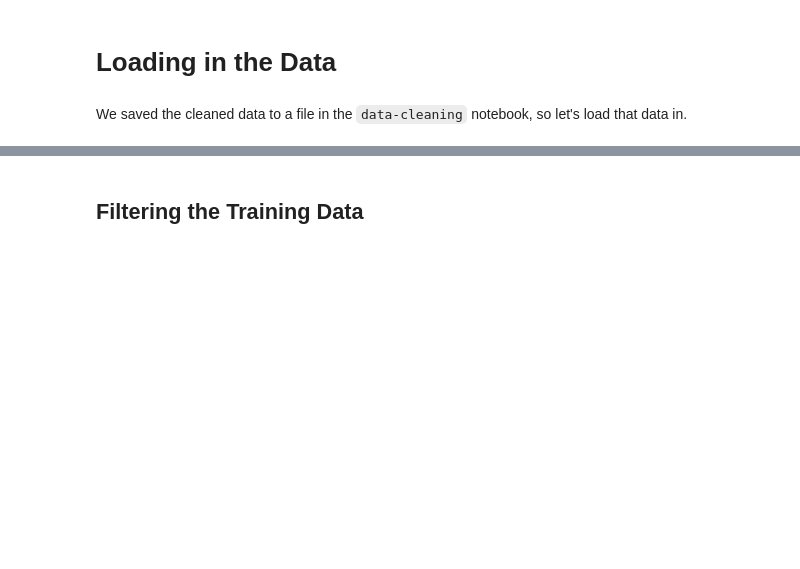
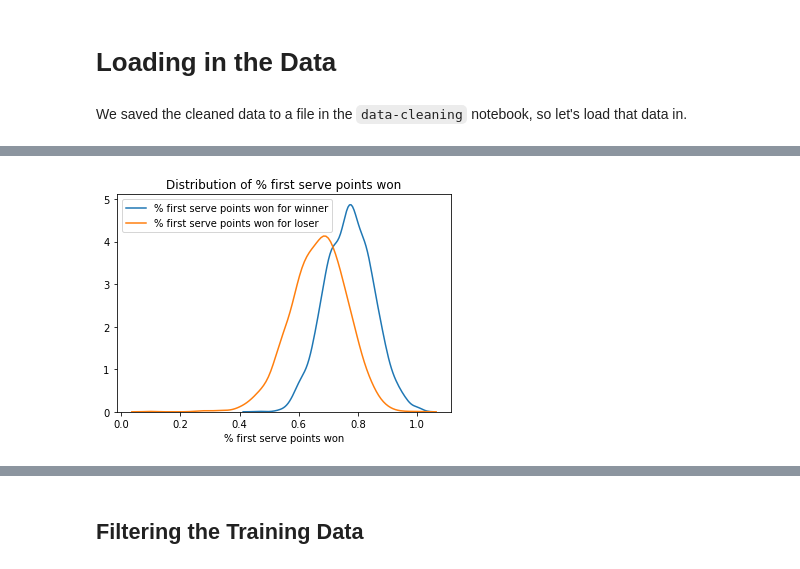
Before and after one commit to rkunani/GameSetMatch, a Jupyter notebook: feature-engineering.ipynb, the cells around one changed output, grey strips where cells are left out. Cells and saved outputs as stored; diff of their text form; code cells hidden in the pictures; blank space fills up the shorter version.

```diff
--- a/feature-engineering.ipynb
+++ b/feature-engineering.ipynb
@@ -22,0 +72,4 @@ match_2018_train_df.head()
+# %%
+plot_dist('w_1stWon%', 'l_1stWon%', '% first serve points won')
+# %% [output]
+[figure, added]
```
Also changed, not shown: parts of 30 cells of this notebook.
